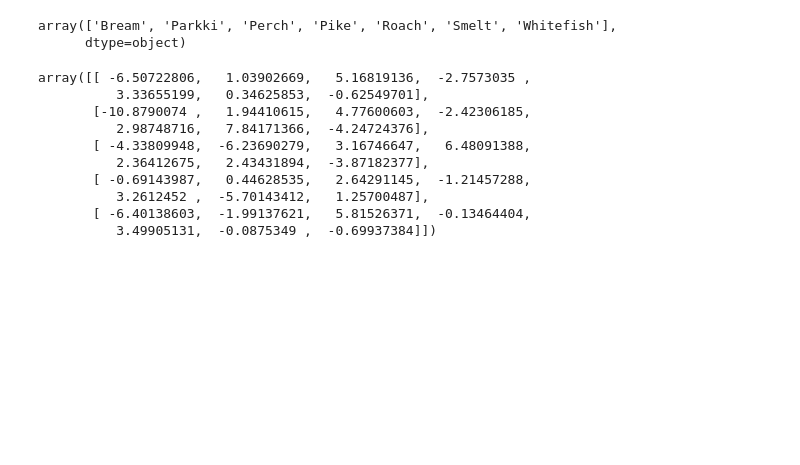
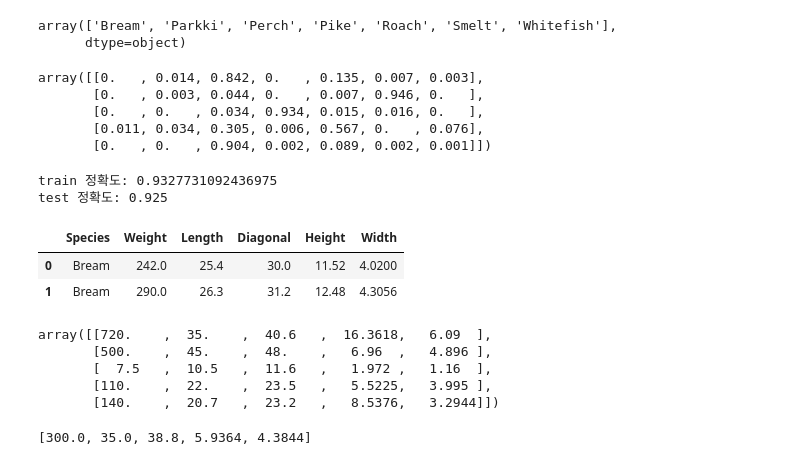
Before and after one commit to EPONINEE26/aix_learn_1106, a Jupyter notebook: p1112/p1112_06.ipynb, the cells around one changed output. Drawn from its saved outputs; the diff is of its cells as text; code cells hidden in the pictures; blank space fills up the shorter version.

```diff
--- a/p1112/p1112_06.ipynb
+++ b/p1112/p1112_06.ipynb
@@ -56,16 +56,38 @@ array(['Bream', 'Parkki', 'Perch', 'Pike', 'Roach', 'Smelt', 'Whitefish'],
 predict = lr.predict_proba(test_scaled[:5])
 decisions = lr.decision_function(test_scaled[:5])
 
-soft1 = softm
+# 음수값을 양수값으로 변경
+soft1 = softmax(decisions,axis=1) # axis=1 : 행방향으로 출력 / axis=0 : 열방향으로 출력
+np.round(soft1,decimals=3)
 # %% [output]
-array([[ -6.50722806,   1.03902669,   5.16819136,  -2.7573035 ,
-          3.33655199,   0.34625853,  -0.62549701],
-       [-10.8790074 ,   1.94410615,   4.77600603,  -2.42306185,
-          2.98748716,   7.84171366,  -4.24724376],
-       [ -4.33809948,  -6.23690279,   3.16746647,   6.48091388,
-          2.36412675,   2.43431894,  -3.87182377],
-       [ -0.69143987,   0.44628535,   2.64291145,  -1.21457288,
-          3.2612452 ,  -5.70143412,   1.25700487],
-       [ -6.40138603,  -1.99137621,   5.81526371,  -0.13464404,
-          3.49905131,  -0.0875349 ,  -0.69937384]])
+array([[0.   , 0.014, 0.842, 0.   , 0.135, 0.007, 0.003],
+       [0.   , 0.003, 0.044, 0.   , 0.007, 0.946, 0.   ],
+       [0.   , 0.   , 0.034, 0.934, 0.015, 0.016, 0.   ],
+       [0.011, 0.034, 0.305, 0.006, 0.567, 0.   , 0.076],
+       [0.   , 0.   , 0.904, 0.002, 0.089, 0.002, 0.001]])
+# %%
+print('train 정확도:', lr.score(train_scaled,train_label))
+print('test 정확도:', lr.score(test_scaled,test_label))
+# %% [output]
+train 정확도: 0.9327731092436975
+test 정확도: 0.925
+# %%
+fish[:2]
+# %% [output]
+|  | Species | Weight | Length | Diagonal | Height | Width |
+| 0 | Bream | 242.0 | 25.4 | 30.0 | 11.52 | 4.0200 |
+| 1 | Bream | 290.0 | 26.3 | 31.2 | 12.48 | 4.3056 |
+# %%
+# 무게, 길이, 대각선, 높이, 넓이를 입력받아
+# 분류생선과 확률을 출력하시오.
+# 분류 생선은 93.1% 확률로 Bream 펀별됩니다.... 이런 식으로 출력하시오.
+# 242.0	25.4	30.0	11.52	4.020
+# 290.0	26.3	31.2	12.48	4.3056
+train_data[:5]
+# %% [output]
+array([[720.    ,  35.    ,  40.6   ,  16.3618,   6.09  ],
+       [500.    ,  45.    ,  48.    ,   6.96  ,   4.896 ],
+       [  7.5   ,  10.5   ,  11.6   ,   1.972 ,   1.16  ],
+       [110.    ,  22.    ,  23.5   ,   5.5225,   3.995 ],
+       [140.    ,  20.7   ,  23.2   ,   8.5376,   3.2944]])
 # %%
@@ -80,0 +98,16 @@ for alpha in alpha_list:
+# %%
+# in_data = input('생선의 무게, 길이, 대각선, 높이, 넓이를 입력하세요. 예)242.0	25.4	30.0	11.52	4.020 ')
+# in_data = in_data.split('\t')
+# in_data = list(map(float,in_data))
+# in_data
+
+# in_data = input('생선의 무게, 길이, 대각선, 높이, 넓이를 입력하세요. >> 예)242.0	25.4	30.0	11.52	4.020')
+in_data = '300,35,38.8,5.9364,4.3844' # Pike 0.00%
+# in_data = '242.0,25.4,30.0,11.52,4.0200' # Bream 58.06%
+# in_data = '55,14.7,16.5,6.8475,2.3265' # Parkki 95.72%
+# in_data = '32,13.7,14.7,3.528,1.9992' # Perch 3.17%
+in_data = in_data.split(',') # 콤마로 분리할지 \t로 분리할지는 일단 실행해본 후 이상이 있을 경우 변경하면 됨
+in_data = list(map(float, in_data))
+in_data
+# %% [output]
+[300.0, 35.0, 38.8, 5.9364, 4.3844]
```
Also changed, not shown: parts of 4 cells of this notebook, 2 other files.
